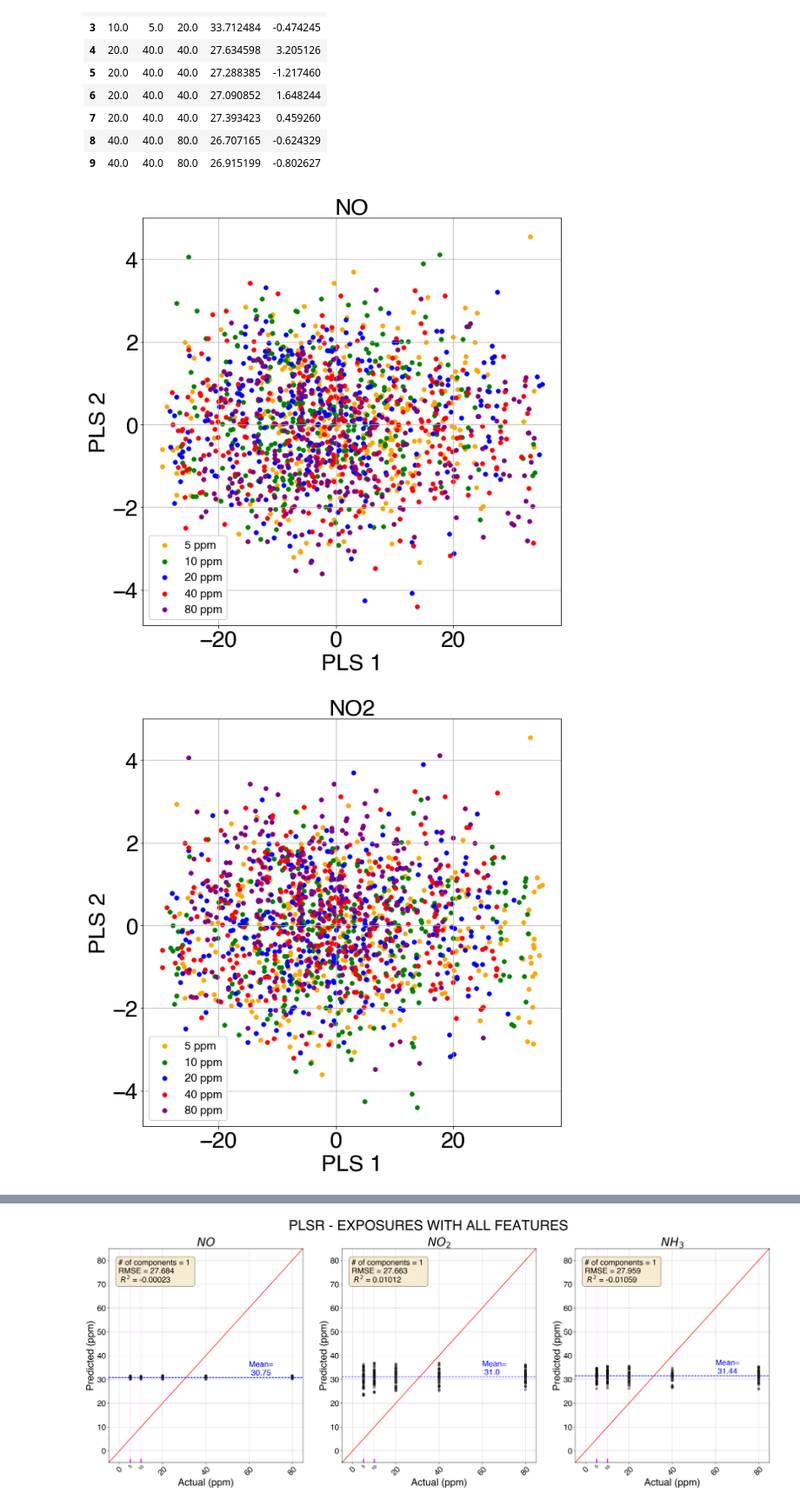
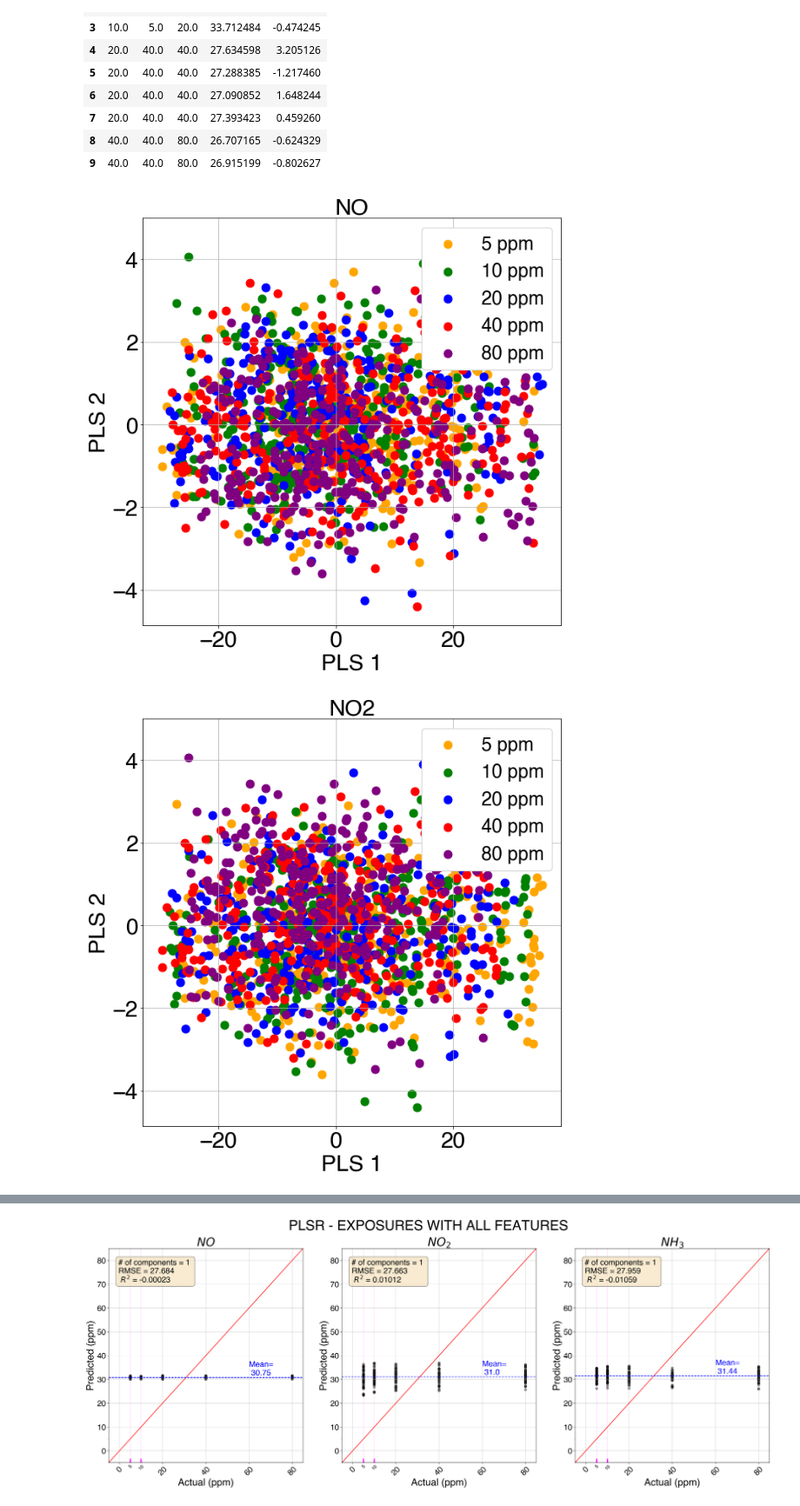
Before and after one commit to cosmourao/thesis, a Jupyter notebook: code/real/PLSR.ipynb, the cells around one changed output, grey strips where cells are left out. Shown at 87% size. Cells and saved outputs as stored; diff of their text form; code cells hidden in the pictures.

```diff
--- a/code/real/PLSR.ipynb
+++ b/code/real/PLSR.ipynb
@@ -131,26 +131,26 @@ pls_df.head(10)
 # %%
 # Trying 2 components - useless
 
 gasses = ['NO', 'NO2', 'NH3']
 concentrations = [5, 10, 20, 40, 80]
 colors = ['orange', 'green', 'blue', 'red', 'purple']
 
 
 for gas in gasses:
     fig = plt.figure(figsize = (10,10))
     plt.xlabel('PLS 1', fontsize = 30, fontname = 'Helvetica')
     plt.ylabel('PLS 2', fontsize = 30, fontname = 'Helvetica')
     plt.title(gas, fontsize = 30, fontname = 'Helvetica')
     plt.tick_params(axis='both', which='major', labelsize=30)
     for conc, color in zip(concentrations, colors):
 
         idx = pls_df[gas] == conc
         pc1 = pls_df.loc[idx, 'PLS1']
         pc2 = pls_df.loc[idx, 'PLS2']
-        plt.scatter(pc1, pc2, color = color , s = 30)
-    plt.legend(['5 ppm', '10 ppm', '20 ppm', '40 ppm', '80 ppm'], fontsize = 15, facecolor='white', framealpha=1)
+        plt.scatter(pc1, pc2, color = color , s = 120)
+    plt.legend(['5 ppm', '10 ppm', '20 ppm', '40 ppm', '80 ppm'], fontsize = 25, facecolor='white', framealpha=1)
     plt.grid()
     plt.show()
 # %% [output]
-[figure, old version]
+[figure, new version]
-[figure, old version]
+[figure, new version]
```
Also changed, not shown: parts of 3 cells of this notebook, 54 other files.
